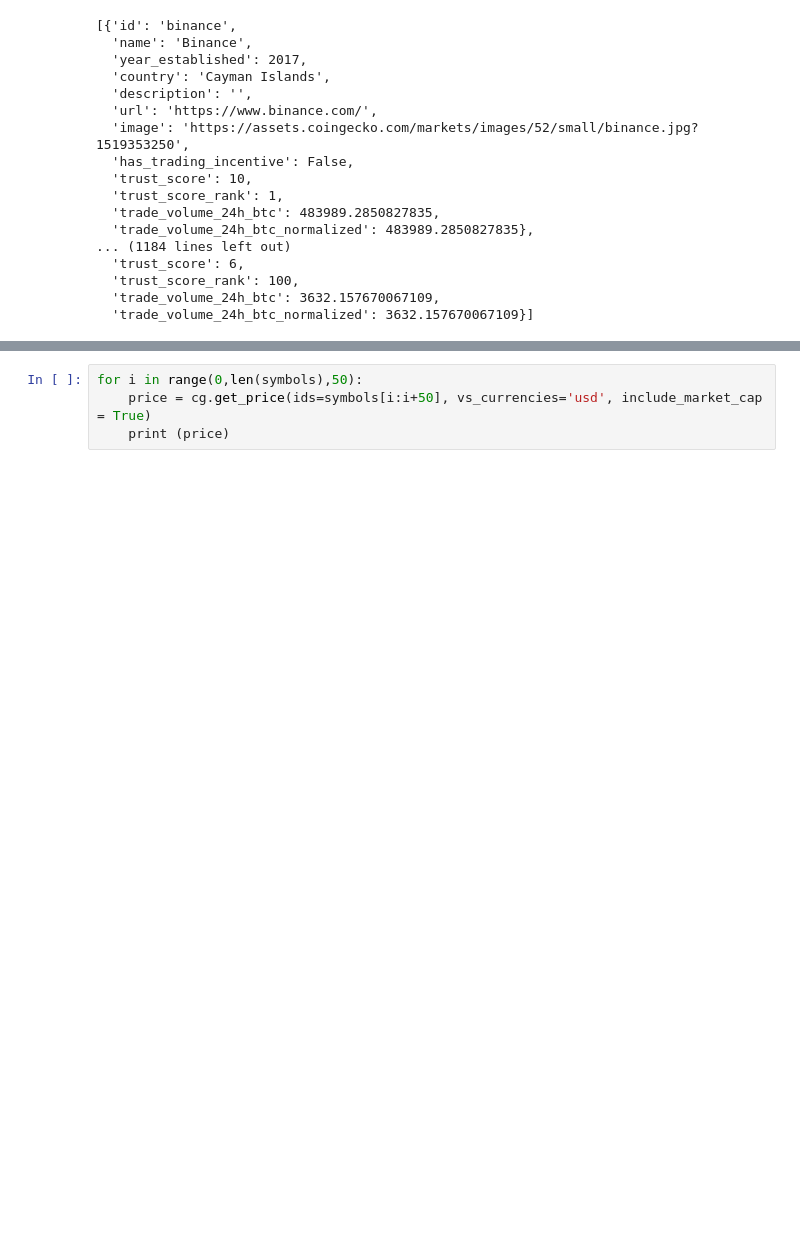
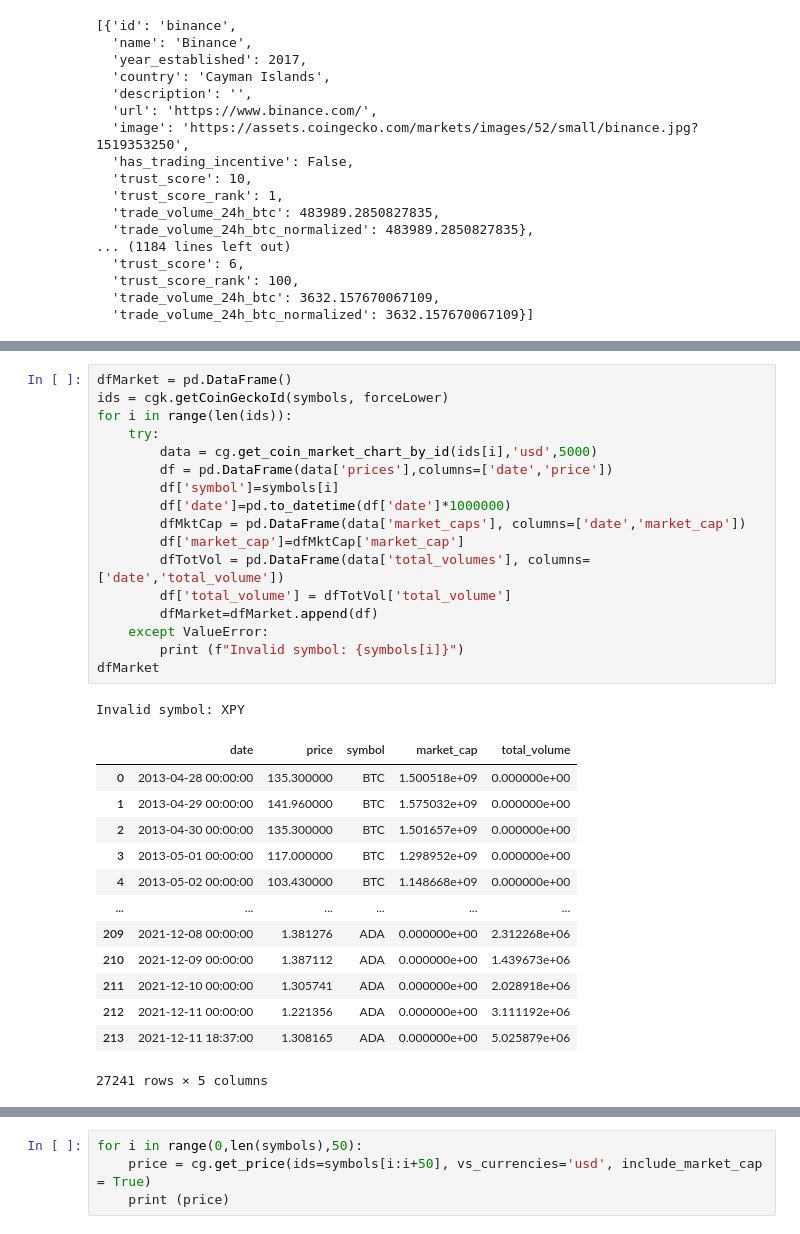
Before and after one commit to VinnyCarter05/CoinGecko, a Jupyter notebook: CoinGecko.ipynb, the cells around one changed output, grey strips where cells are left out. Cells and saved outputs as stored; diff of their text form; blank space fills up the shorter version.

```diff
--- a/CoinGecko.ipynb
+++ b/CoinGecko.ipynb
@@ -92,0 +125,32 @@ sum(coins_list_df['symbol']=='usdt')
+# %%
+dfMarket = pd.DataFrame()
+ids = cgk.getCoinGeckoId(symbols, forceLower)
+for i in range(len(ids)):
+    try:
+        data = cg.get_coin_market_chart_by_id(ids[i],'usd',5000)
+        df = pd.DataFrame(data['prices'],columns=['date','price'])
+        df['symbol']=symbols[i]
+        df['date']=pd.to_datetime(df['date']*1000000)
+        dfMktCap = pd.DataFrame(data['market_caps'], columns=['date','market_cap'])
+        df['market_cap']=dfMktCap['market_cap']
+        dfTotVol = pd.DataFrame(data['total_volumes'], columns=['date','total_volume'])
+        df['total_volume'] = dfTotVol['total_volume']
+        dfMarket=dfMarket.append(df)
+    except ValueError:
+        print (f"Invalid symbol: {symbols[i]}")
+dfMarket
+# %% [output]
+Invalid symbol: XPY
+|  | date | price | symbol | market_cap | total_volume |
+| 0 | 2013-04-28 00:00:00 | 135.300000 | BTC | 1.500518e+09 | 0.000000e+00 |
+| 1 | 2013-04-29 00:00:00 | 141.960000 | BTC | 1.575032e+09 | 0.000000e+00 |
+| 2 | 2013-04-30 00:00:00 | 135.300000 | BTC | 1.501657e+09 | 0.000000e+00 |
+| 3 | 2013-05-01 00:00:00 | 117.000000 | BTC | 1.298952e+09 | 0.000000e+00 |
+| 4 | 2013-05-02 00:00:00 | 103.430000 | BTC | 1.148668e+09 | 0.000000e+00 |
+| ... | ... | ... | ... | ... | ... |
+| 209 | 2021-12-08 00:00:00 | 1.381276 | ADA | 0.000000e+00 | 2.312268e+06 |
+| 210 | 2021-12-09 00:00:00 | 1.387112 | ADA | 0.000000e+00 | 1.439673e+06 |
+| 211 | 2021-12-10 00:00:00 | 1.305741 | ADA | 0.000000e+00 | 2.028918e+06 |
+| 212 | 2021-12-11 00:00:00 | 1.221356 | ADA | 0.000000e+00 | 3.111192e+06 |
+| 213 | 2021-12-11 18:37:00 | 1.308165 | ADA | 0.000000e+00 | 5.025879e+06 |
+27241 rows × 5 columns
```
Also changed, not shown: parts of 9 cells of this notebook, 1 other file.
